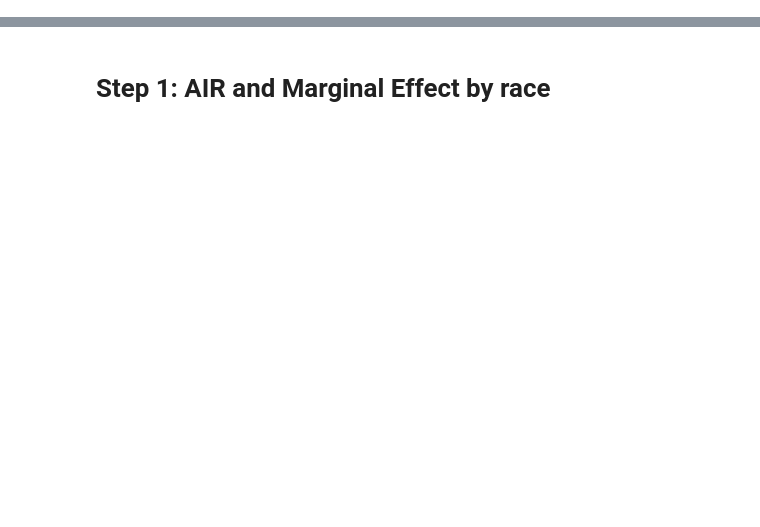
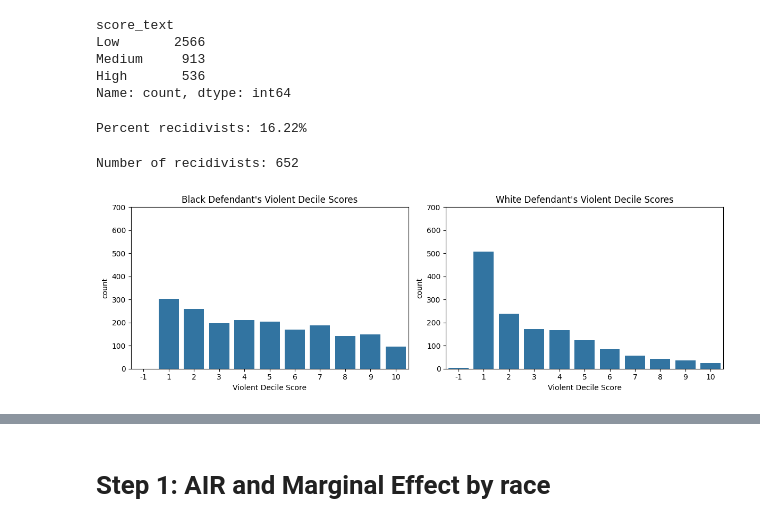
Before and after one commit to boratonAJ/Individual_Assignment_Responsible_Machine_Learning, a Jupyter notebook: Assignment_3/G37317778_Individual_Assignment_3.ipynb, the cells around one changed output, grey strips where cells are left out. Drawn from its saved outputs; the diff is of its cells as text; code cells hidden in the pictures; blank space fills up the shorter version.

```diff
--- a/Assignment_3/G37317778_Individual_Assignment_3.ipynb
+++ b/Assignment_3/G37317778_Individual_Assignment_3.ipynb
@@ -23,0 +790,5 @@ ERROR: No matching distribution found for solas-ai-disparity==0.5.1
+# %%
+# Python equivalent of the R code to load and count rows in the violent recidivism dataset
+violent_url = 'https://raw.githubusercontent.com/propublica/compas-analysis/master/compas-scores-two-years-violent.csv'
+violent_raw_data = pd.read_csv(violent_url)
+violent_raw_data.shape
@@ -23,0 +799,5 @@ ERROR: No matching distribution found for solas-ai-disparity==0.5.1
+# %%
+# Python equivalent of the R code above for violent recidivism data
+violent_cols = ["age", "c_charge_degree", "race", "age_cat", "score_text", "sex", "priors_count", "days_b_screening_arrest", "decile_score", "is_recid", "two_year_recid", "c_jail_in", "c_jail_out"]
+violent_df = add_reference_factors(prepare_compas_subset(violent_raw_data, violent_cols))
+violent_df.head()
@@ -23,0 +832,42 @@ ERROR: No matching distribution found for solas-ai-disparity==0.5.1
+# %%
+# This shows the count of defendants in each score category (Low, Medium, High) for the violent recidivism dataset
+violent_df['score_text'].value_counts()
+# %% [output]
+score_text
+Low       2566
+Medium     913
+High       536
+Name: count, dtype: int64
+# %%
+# Python equivalent of R's nrow(filter(df, two_year_recid == 1)) / nrow(df) * 100
+# Calculate percentage of recidivists in the violent recidivism dataset
+recid_percent = (violent_df[violent_df['two_year_recid'] == 1].shape[0] / violent_df.shape[0]) * 100
+print(f'Percent recidivists: {recid_percent:.2f}%')
+# %% [output]
+Percent recidivists: 16.22%
+# %%
+# Python equivalent of R's nrow(filter(df, two_year_recid == 1))
+recid_count = violent_df[violent_df['two_year_recid'] == 1].shape[0]
+print('Number of recidivists:', recid_count)
+# %% [output]
+Number of recidivists: 652
+# %%
+# Python equivalent of the R ggplot2 code for side-by-side bar plots
+fig, axes = plt.subplots(1, 2, figsize=(12, 4))
+
+# Black defendants
+sns.countplot(x='decile_score', data=violent_df[violent_df['race'] == 'African-American'], ax=axes[0], order=sorted(violent_df['decile_score'].unique()))
+axes[0].set_title("Black Defendant's Violent Decile Scores")
+axes[0].set_xlabel("Violent Decile Score")
+axes[0].set_ylim(0, 700)
+
+# White defendants
+sns.countplot(x='decile_score', data=violent_df[violent_df['race'] == 'Caucasian'], ax=axes[1], order=sorted(violent_df['decile_score'].unique()))
+axes[1].set_title("White Defendant's Violent Decile Scores")
+axes[1].set_xlabel("Violent Decile Score")
+axes[1].set_ylim(0, 700)
+
+plt.tight_layout()
+plt.show()
+# %% [output]
+[figure, added]
```
Also changed, not shown: parts of 168 cells of this notebook, 2 other files.
